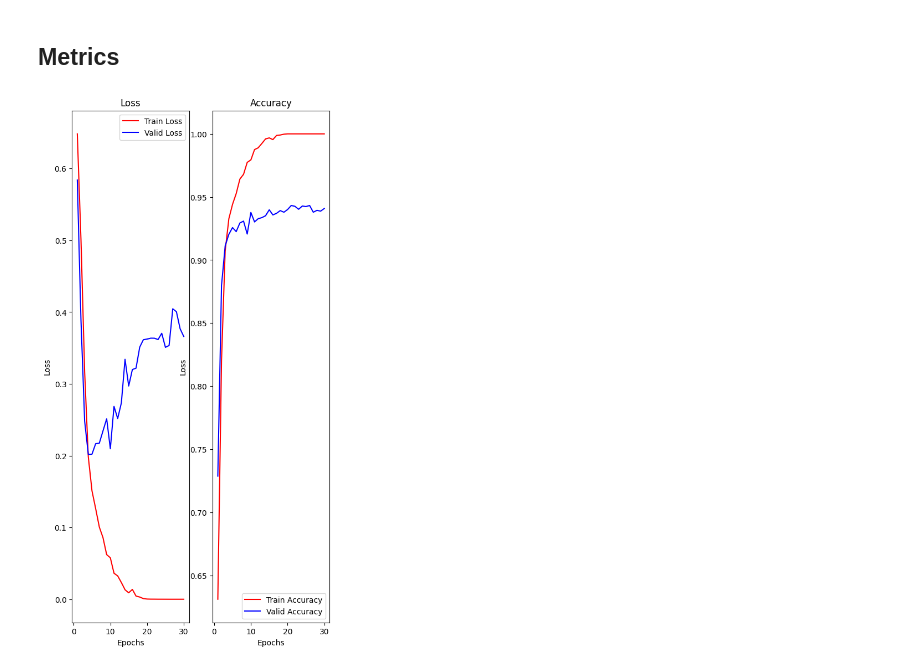
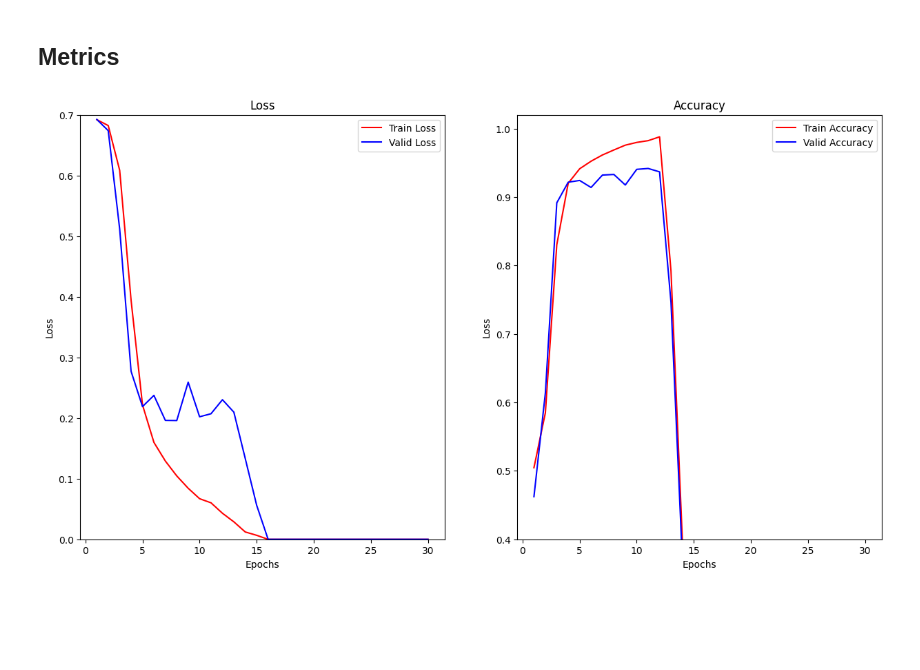
Before and after one commit to grimaldiTob/Pneumonia_Detection-NAML_25-26, a Jupyter notebook: pneumonia.ipynb, the cells around one changed output. Saved outputs shown, nothing was run; the diff lists cells and outputs as text; code cells hidden in the pictures; blank space fills up the shorter version.

```diff
--- a/pneumonia.ipynb
+++ b/pneumonia.ipynb
@@ -479,7 +483,7 @@ class DoubleSNN(nn.Module):
         super().__init__()
         beta = 0.95 # setup value of beta (given in the paper)
 
-        spike_grad = surrogate.fast_sigmoid(slope=40) # surrogate gradient will be used for backpropagation (used default value here)
+        spike_grad = surrogate.fast_sigmoid(slope=35) # surrogate gradient will be used for backpropagation (used default value here)
         self.fc1 = nn.Linear(input_size, 256) # define the projection to 256 dimension
         self.lif1 = snn.Leaky(beta=beta, spike_grad=spike_grad, init_hidden=True, output=True)
 
@@ -552,7 +547,7 @@ The FullNet class is a unified wrapper that encapsulates the entire hybrid pipel
 # definition of the Net
 
 class FullNet(nn.Module):
-    def __init__(self, num_steps, decision_head, bigru = True, reshaping = True):
+    def __init__(self, num_steps, bigru = True, reshaping = True):
         super().__init__()
 
         # initialize the layers defined as classes previously
@@ -561,10 +556,20 @@ class FullNet(nn.Module):
             num_steps=num_steps,
             activation = bigru
         )
+        self.reshape = None
         if reshaping:
             self.reshape = Reshape()
         self.snn = DoubleSNN()
-        self.decision_head = decision_head # initialize the layer which linearizes until [batch_size, num_labels] (2 labels in this case)
+        # define the decision head over here.
+        self.decision_head = nn.Sequential(
+            nn.Linear(768, 512),
+            nn.ReLU(),
+            nn.Dropout(0.4),
+            nn.Linear(512, 128),
+            nn.ReLU(),
+            nn.Dropout(0.4),
+            nn.Linear(128, 2)
+        ) # initialize the layer which linearizes until [batch_size, num_labels] (2 labels in this case)
 
 
     def forward(self, x):
@@ -581,8 +586,6 @@ class FullNet(nn.Module):
         logits = self.decision_head(x)
 
         return logits
-
-model = FullNet(num_steps, decision_head)
 # %% [markdown]
 TODO: DEFINE CROSS ENTROPY IN MARKDOWN,
 DEFINE THE ONECYCLELR
@@ -638,13 +641,14 @@ def compute_metrics(results, metrics):
     FP = results["FP"]
     FN = results["FN"]
 
-    recall = TP / (TP + FN)
-    precision = TP / (TP + FP)
+    epsilon = 1e-8
+    recall = TP / (TP + FN + epsilon)
+    precision = TP / (TP + FP + epsilon)
 
     metrics["Recall"] = recall
     metrics["Precision"] = precision
     metrics["F1-Score"] = (2.0 * recall * precision) / (recall + precision)
-    metrics["Accuracy"] = (TN + TP) / (TP + FP + TN + FN)
+    metrics["Accuracy"] = (TN + TP) / (TP + FP + TN + FN + epsilon)
 # %%
 def eval_model(model, dataloader, loss_fn, device):
     """
@@ -694,9 +698,9 @@ def eval_model(model, dataloader, loss_fn, device):
 from sklearn.model_selection import KFold
 from torch.utils.data import Subset
 
-model.to(device)
 k_folds = 5
 count = 0
+
 
 # Defining the k fold for cross-validation
 kfold = KFold(n_splits=k_folds, shuffle=True, random_state=42)
@@ -707,9 +711,9 @@ full_train_dataset = dataloaders["train"].dataset
 
 results = [] # to save metrics of each fold validation
 train_loss_history = np.zeros((k_folds, TRAIN_EPOCHS)) # define a matrix to store loss values of training
-valid_loss_history = np.zeros((k_folds, TRAIN_EPOCHS)) # define a matrix to store loss values of training
-train_acc_history = np.zeros((k_folds, TRAIN_EPOCHS)) # define a matrix to store loss values of training
-valid_acc_history = np.zeros((k_folds, TRAIN_EPOCHS)) # define a matrix to store loss values of training
+valid_loss_history = np.zeros((k_folds, TRAIN_EPOCHS)) # define a matrix to store loss values of validation
+train_acc_history = np.zeros((k_folds, TRAIN_EPOCHS)) # define a matrix to store accuracy values of training
+valid_acc_history = np.zeros((k_folds, TRAIN_EPOCHS)) # define a matrix to store accuracy values of validation
 
 # iterating over folds
 for fold, (train_idx, val_idx) in enumerate(kfold.split(full_train_dataset)):
@@ -726,7 +730,7 @@ for fold, (train_idx, val_idx) in enumerate(kfold.split(full_train_dataset)):
     steps_per_epoch = len(train_loader)
 
     # we have to initialize the model every time to reset and don't corrupt the results
-    model = FullNet(num_steps, decision_head)
+    model = FullNet(num_steps, reshaping=False)
     model.to(device)
 
     # we have to initialize the optimizer and lr_scheduler every time to reset and don't corrupt the results
@@ -801,12 +805,11 @@ for fold, (train_idx, val_idx) in enumerate(kfold.split(full_train_dataset)):
         else:
             count += 1
 
-        """
-        FOR THE MOMENT I AM REMOVING THIS BECAUSE I NEED TO COLLECT RESULTS FOR ALL EPOCHS.
+
         if count >= halving_param:
             print(f"Early stopping: no improvement in validation loss for {halving_param} consecutive epochs")
             break
-        """
+
     results.append({"fold": fold, "val_loss": best_loss, "val_acc": best_val_acc * 100})
     print(f"\nFold {fold + 1} completed: best loss {best_loss:.4f} | best acc {best_val_acc*100:.2f}%")
 
@@ -847,23 +887,25 @@ Test Loss: 0.4390 | Test Acc: 94.62%
 # %% [markdown]
 ## Metrics
 # %%
-epochs = range(1, TRAIN_EPOCHS + 1)
+epochs = range(1, np.count_nonzero(mean_train_loss) + 1)
 fig, axs = plt.subplots(nrows=1, ncols=2, figsize=(15, 8))
 
 axs[0].plot(epochs, mean_train_loss, color="red", label="Train Loss")
 axs[0].plot(epochs, mean_val_loss, color="blue", label="Valid Loss")
 axs[0].set_title("Loss")
 axs[0].set_xlabel("Epochs")
 axs[0].set_ylabel("Loss")
+axs[0].set_ylim(0, 0.70)
 axs[0].legend()
 
 axs[1].plot(epochs, mean_train_acc, color="red", label="Train Accuracy")
 axs[1].plot(epochs, mean_val_acc, color="blue", label="Valid Accuracy")
 axs[1].set_title("Accuracy")
 axs[1].set_xlabel("Epochs")
 axs[1].set_ylabel("Loss")
+axs[1].set_ylim(0.40, 1.02)
 axs[1].legend()
 
 plt.show()
 # %% [output]
-[figure, old version]
+[figure, new version]
```
Also changed, not shown: parts of 7 cells of this notebook, 1 other file.
